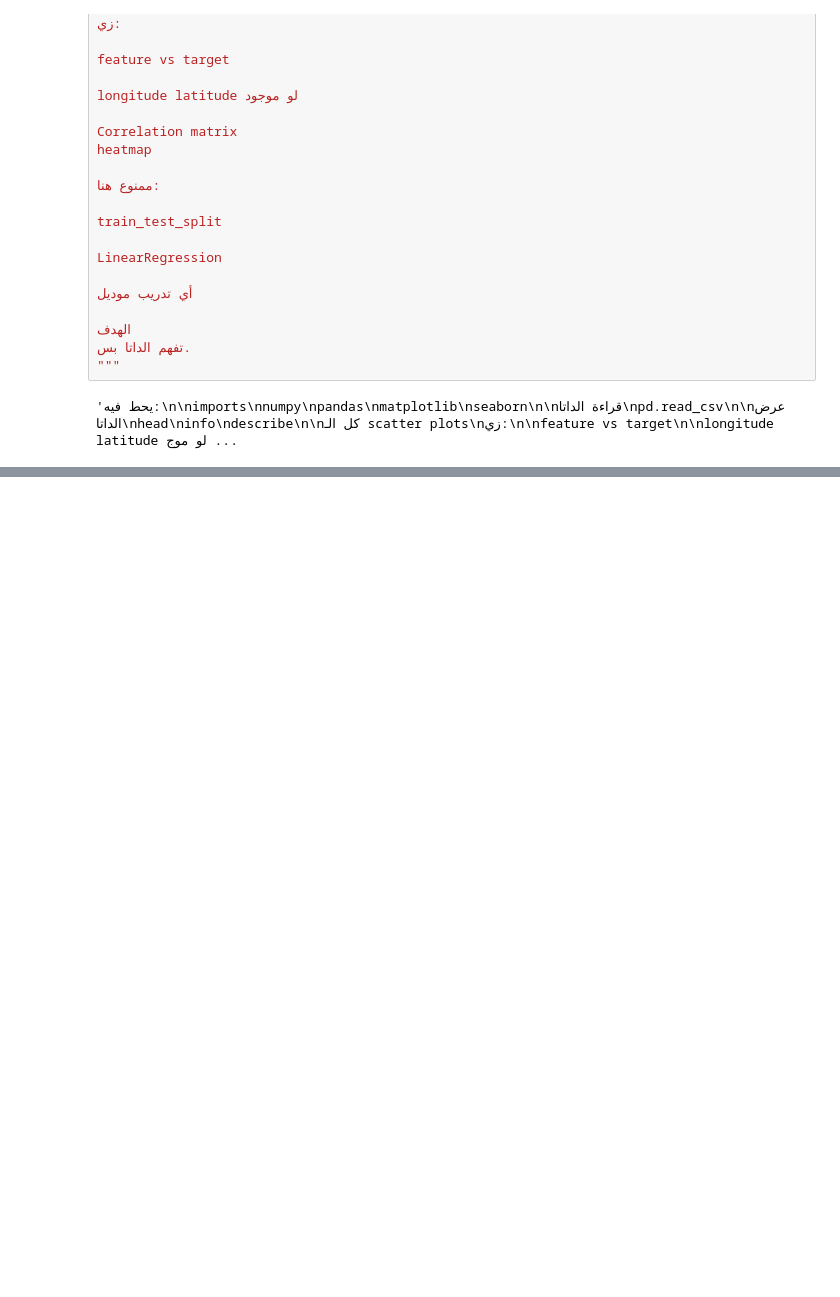
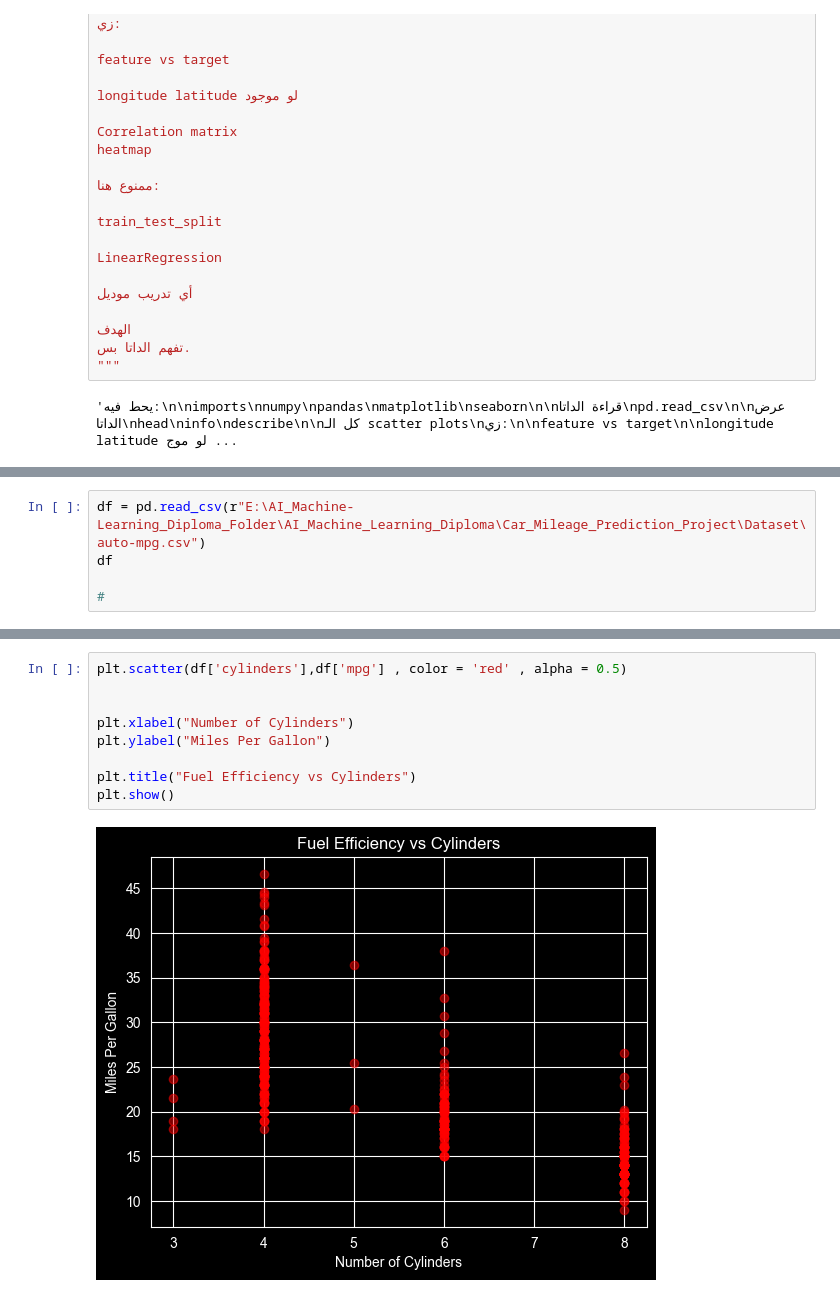
Before and after one commit to Abd0111111/AI-and-Machine_Learning_Diploma, a Jupyter notebook: Car_Mileage_Prediction_Project/notebooks/data_exploration.ipynb, the cells around one changed output, grey strips where cells are left out. Drawn from its saved outputs; the diff is of its cells as text; blank space fills up the shorter version.

Commit message:
Car_Mileage_Prediction_Project

```diff
--- a/Car_Mileage_Prediction_Project/notebooks/data_exploration.ipynb
+++ b/Car_Mileage_Prediction_Project/notebooks/data_exploration.ipynb
@@ -40,0 +48,5 @@ LinearRegression
+# %%
+df = pd.read_csv(r"E:\AI_Machine-Learning_Diploma_Folder\AI_Machine_Learning_Diploma\Car_Mileage_Prediction_Project\Dataset\auto-mpg.csv")
+df
+
+#
@@ -40,0 +67,11 @@ LinearRegression
+# %%
+plt.scatter(df['cylinders'],df['mpg'] , color = 'red' , alpha = 0.5)
+
+
+plt.xlabel("Number of Cylinders")
+plt.ylabel("Miles Per Gallon")
+
+plt.title("Fuel Efficiency vs Cylinders")
+plt.show()
+# %% [output]
+[figure, added]
```
Also changed, not shown: parts of 10 cells of this notebook, 4 other files.
